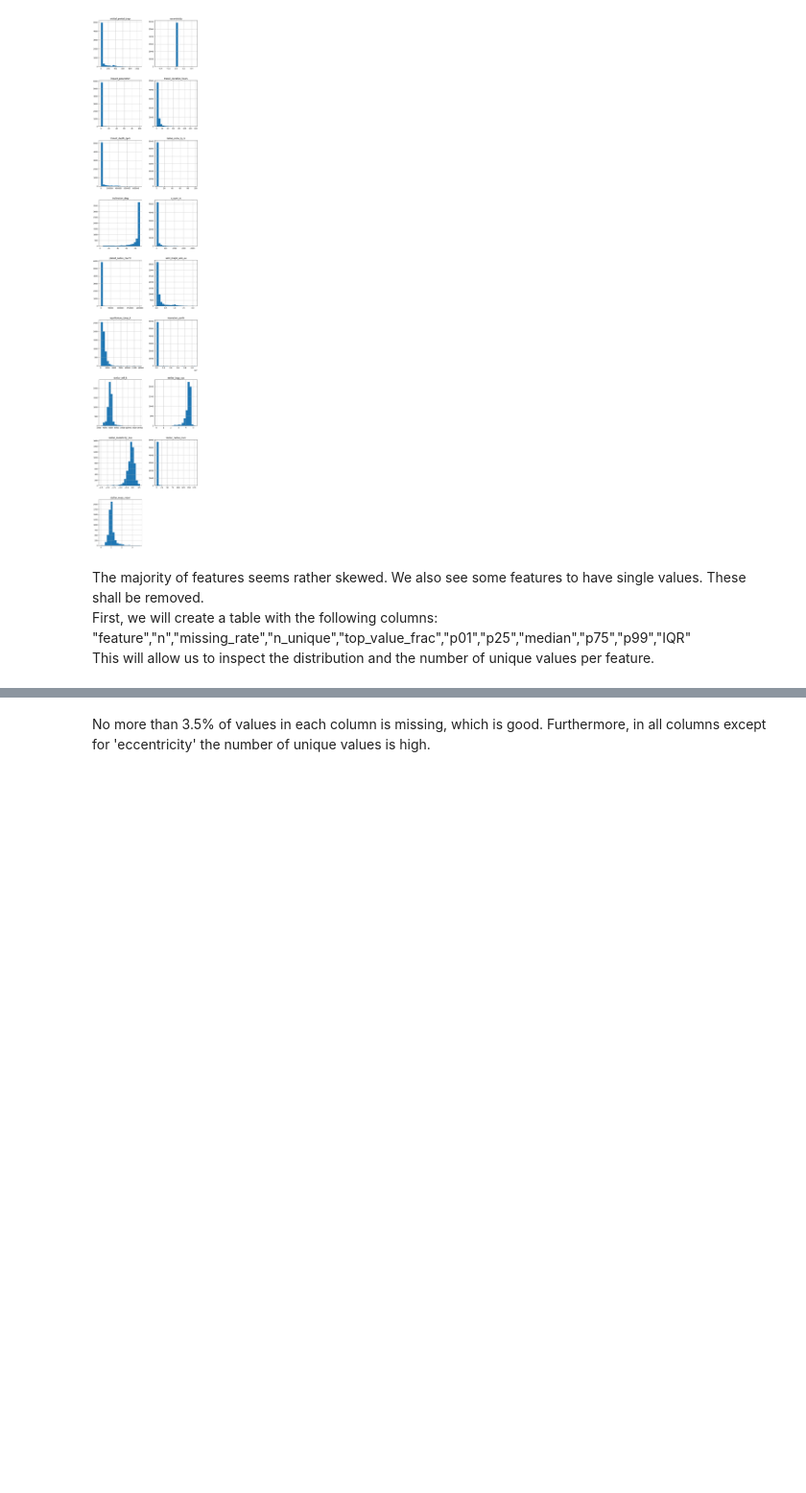
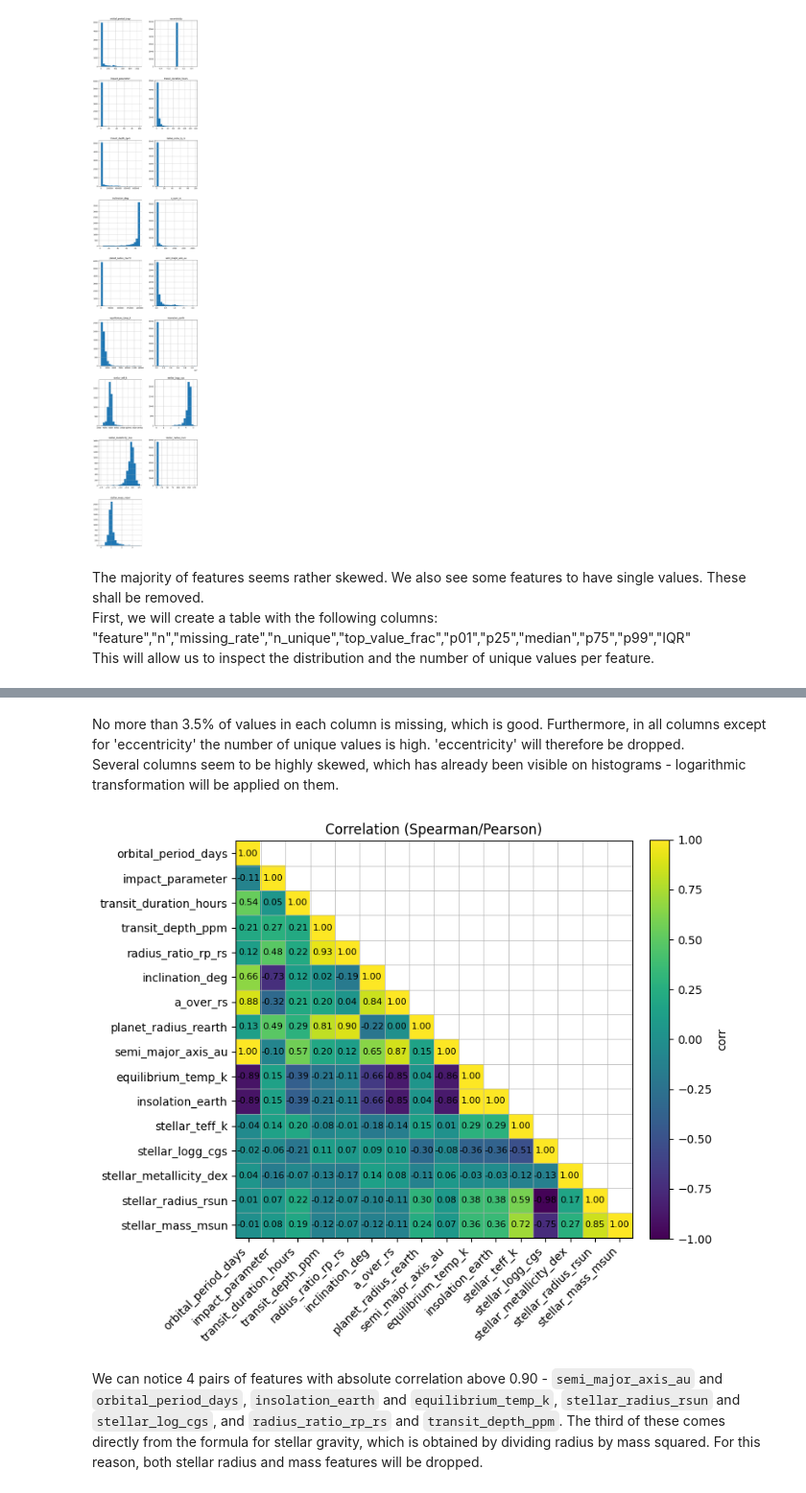
Before and after one commit to JanMatusiak/exoplanet-detection, a Jupyter notebook: data_visualization.ipynb, the cells around one changed output, grey strips where cells are left out. Shown at 96% size. Saved outputs shown, nothing was run; the diff lists cells and outputs as text; code cells hidden in the pictures; blank space fills up the shorter version.

Commit message:
plot a correlation heatmap for features and detect pairs

```diff
--- a/data_visualization.ipynb
+++ b/data_visualization.ipynb
@@ -81,4 +81,15 @@ display(summary)
 | 6 | inclination_deg | 6068 | 0.034937 | 1927 | 0.062158 | 12.887500 | 81.845000 | 88.030000 | 89.640000 | 90.000000 | ... |
 | 14 | stellar_metallicity_dex | 6068 | 0.037739 | 111 | 0.051036 | -1.052400 | -0.270000 | -0.100000 | 0.070000 | 0.420000 | ... |
 # %% [markdown]
-No more than 3.5% of values in each column is missing, which is good. Furthermore, in all columns except for 'eccentricity' the number of unique values is high.
+No more than 3.5% of values in each column is missing, which is good. Furthermore, in all columns except for 'eccentricity' the number of unique values is high. 'eccentricity' will therefore be dropped.
+Several columns seem to be highly skewed, which has already been visible on histograms - logarithmic transformation will be applied on them.
+# %%
+right_skewed_cols = ["insolation_earth","transit_depth_ppm","a_over_rs", "planet_radius_rearth","orbital_period_days","semi_major_axis_au", "transit_duration_hours", "equilibrium_temp_k"]
+left_skewed_cols = ["inclination_deg"]
+drop_cols = ["eccentricity"]
+# %%
+df_features.drop(drop_cols, axis=1, inplace=True)
+df_features_transformed = df_features.copy()
+df_features_transformed[log_cols] = df_features_transformed[log_cols].apply(lambda s: np.log1p(s.clip(lower=0)))
+# %%
+corr = df_features_transformed.corr(method="spearman")
@@ -84,0 +141,6 @@ No more than 3.5% of values in each column is missing, which is good. Furthermor
+# %%
+plot_corr_heatmap(corr, mask_upper=True, annotate=True)
+# %% [output]
+[figure, added]
+# %% [markdown]
+We can notice 4 pairs of features with absolute correlation above 0.90 - `semi_major_axis_au` and `orbital_period_days`, `insolation_earth` and `equilibrium_temp_k`, `stellar_radius_rsun` and `stellar_log_cgs`, and `radius_ratio_rp_rs` and `transit_depth_ppm`. The third of these comes directly from the formula for stellar gravity, which is obtained by dividing radius by mass squared. For this reason, both stellar radius and mass features will be dropped.
```
Also changed, not shown: parts of 4 cells of this notebook.
